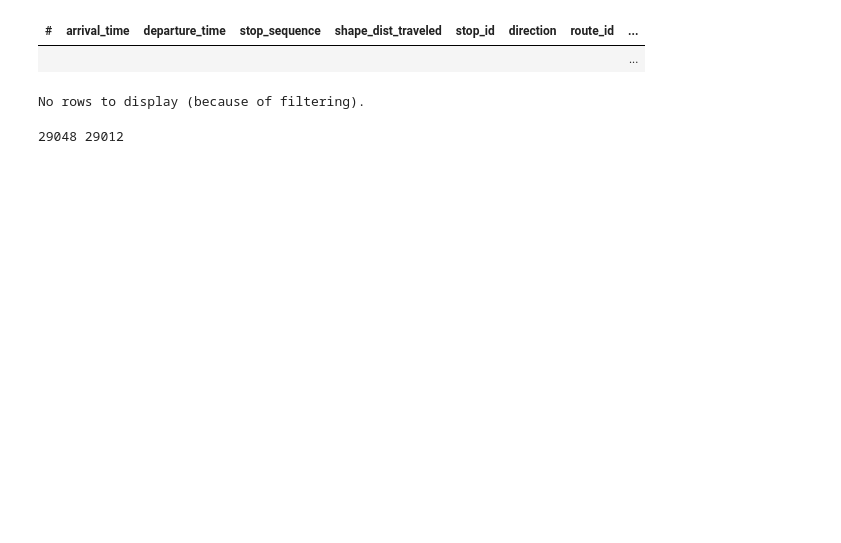
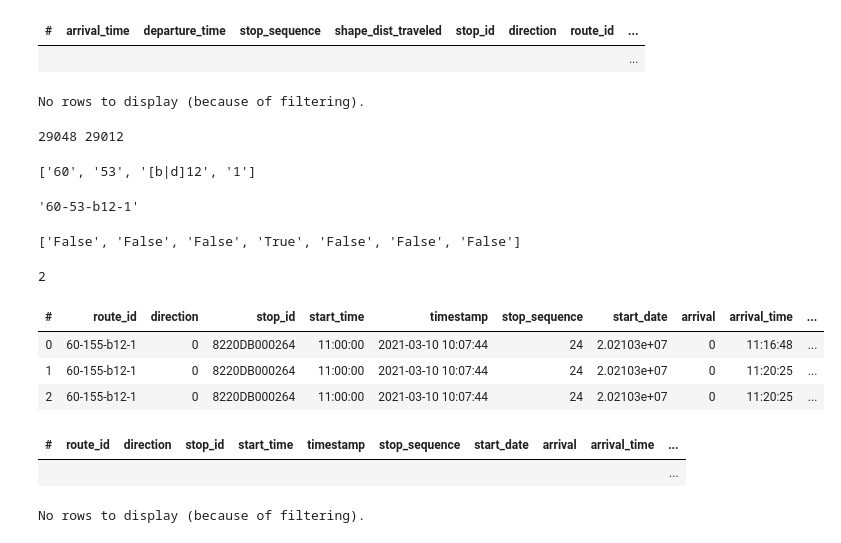
Before and after one commit to Drakodav/backend_d-dub, a Jupyter notebook: ml/processing/notebooks/gtfsr_deploy.ipynb, the cells around one changed output. Drawn from its saved outputs; the diff is of its cells as text; code cells hidden in the pictures; blank space fills up the shorter version.

```diff
--- a/ml/processing/notebooks/gtfsr_deploy.ipynb
+++ b/ml/processing/notebooks/gtfsr_deploy.ipynb
@@ -261,3 +410,34 @@ print(
 )
 # %% [output]
 29048 29012
+# %%
+route_id = '60-53-d12-1'
+route_list = ['60-53-b12-1']
+
+# find the correct route
+def find_route_regex(route_list, route_id):
+    if not type(route_id) == str:
+        return None
+
+    tokens = route_id.split("-")
+    if not len(tokens) == 4:
+        return None
+
+    if tokens[2] in ["ga2", "gad"]:
+        tokens[2] = "ga[2|d]"
+    elif tokens[2] in ["d12", "b12"]:
+        tokens[2] = "[b|d]12"
+
+    reg = "-".join(tokens)  # join tokens by using a dot between
+
+    r = re.compile(reg)
+    matched_list = list(filter(r.match, route_list))  # get a list of matched trip ids
+
+    if len(matched_list) > 0:
+        return matched_list[0]
+    else:
+        return None
+find_route_regex(route_list, route_id)
+# %% [output]
+['60', '53', '[b|d]12', '1']
+'60-53-b12-1'
@@ -263,0 +491,33 @@ print(
+# %%
+
+
+vaex.open('./temp.hdf5')[['service_days']][0][0].replace('[', '').replace(']', '').replace(' ', '').split(',')
+# %% [output]
+['False', 'False', 'False', 'True', 'False', 'False', 'False']
+# %%
+from datetime import date
+
+date.today().weekday()
+# %% [output]
+2
+# %%
+df = vaex.open('./deploy.hdf5')
+df['arr_dow'] = df.start_date.apply(lambda d: get_dt(d, '%Y%m%d').weekday())
+df["keep_trip"] = df.apply(
+    lambda sd, dow: sd.replace("[", "").replace("]", "").replace(" ", "").split(",")[dow],
+    ["service_days", "arr_dow"],
+)
+df
+# %% [output]
+| # | route_id | direction | stop_id | start_time | timestamp | stop_sequence | start_date | arrival | arrival_time | ... |
+| 0 | 60-155-b12-1 | 0 | 8220DB000264 | 11:00:00 | 2021-03-10 10:07:44 | 24 | 2.02103e+07 | 0 | 11:16:48 | ... |
+| 1 | 60-155-b12-1 | 0 | 8220DB000264 | 11:00:00 | 2021-03-10 10:07:44 | 24 | 2.02103e+07 | 0 | 11:20:25 | ... |
+| 2 | 60-155-b12-1 | 0 | 8220DB000264 | 11:00:00 | 2021-03-10 10:07:44 | 24 | 2.02103e+07 | 0 | 11:20:25 | ... |
+# %%
+df = df[df.keep_trip == "True"]
+
+df
+# %% [output]
+| # | route_id | direction | stop_id | start_time | timestamp | stop_sequence | start_date | arrival | arrival_time | ... |
+|  |  |  |  |  |  |  |  |  |  | ... |
+No rows to display (because of filtering).
```
Also changed, not shown: parts of 20 cells of this notebook, 6 other files.
